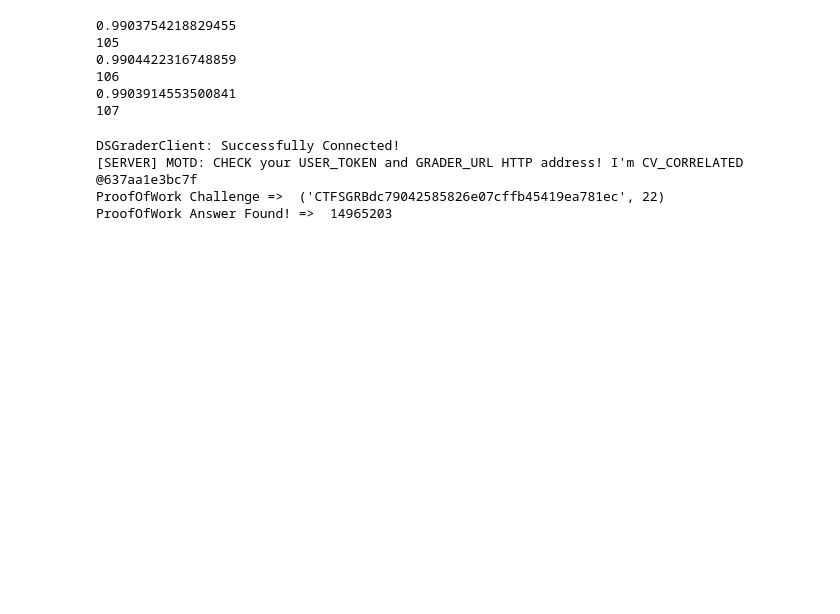
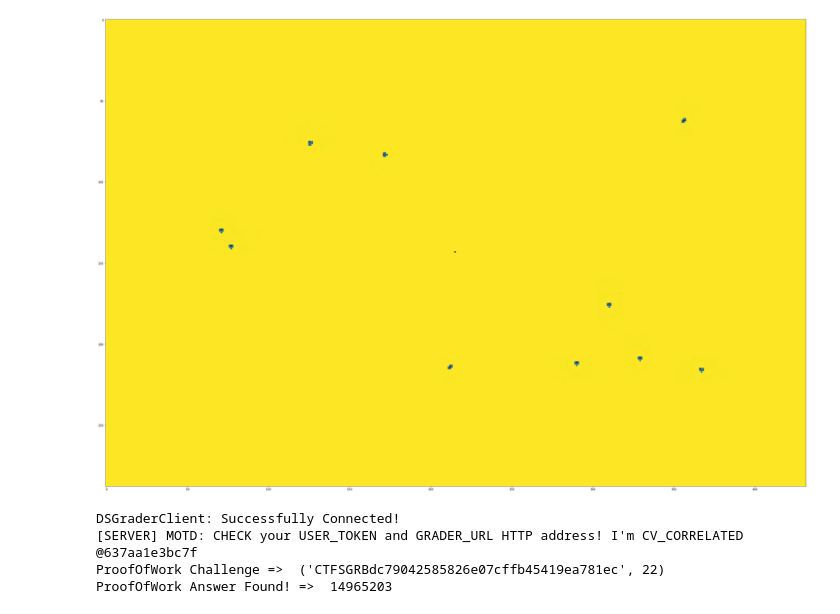
Before and after one commit to aliencaocao/picoCTF, a Jupyter notebook: cyberthon training/corrCV/corrCV.ipynb, the cells around one changed output. Drawn from its saved outputs; the diff is of its cells as text; code cells hidden in the pictures; blank space fills up the shorter version.

```diff
--- a/cyberthon training/corrCV/corrCV.ipynb
+++ b/cyberthon training/corrCV/corrCV.ipynb
@@ -27,42 +27,39 @@ def corrCV(image, i):
             cY = M['m01']/M['m00']
             X.append(cX)
             Y.append(cY)
-        # cv2.circle(image, (int(cX), int(cY)), 7, (255, 255, 255), -1)
+        cv2.circle(image, (int(cX), int(cY)), 0, (0, 0, 255), -1)
     result = -corr(X, Y)
-    # cv2.drawContours(image, contours, -1, (255,255, 255), 2)
-    # plt.imshow(cv2.cvtColor(image, cv2.COLOR_GRAY2RGB))
+    plt.figure(figsize = (45,30))
+    cv2.drawContours(image, contours, -1, (255,0, 0), 2)
+    plt.imshow(image)
     return result
 
 
 # Find optimal threshold i
-for i in range(255):
-    results = []
-    for path in range(1000):
-        try:
-            result = corrCV(cv2.imread(os.path.join('train', f'{path}.jpg'), 3), i)
-            results.append(result)
-            if pearsonr(ans, results)[0] > 0.990375:
-                print(pearsonr(ans, results)[0])
-                print(i)
-        except:
-            pass
+# for i in range(255):
+#     results = []
+#     for path in range(1000):
+#         try:
+#             result = corrCV(cv2.imread(os.path.join('train', f'{path}.jpg'), 3), i)
+#             results.append(result)
+#             if pearsonr(ans, results)[0] > 0.990375:
+#                 print(pearsonr(ans, results)[0])
+#                 print(i)
+#         except:
+#             pass
-# %% [output]
-0.9903754218829455
-105
-0.9904422316748859
-106
-0.9903914553500841
-107
 # %%
 df_test = pd.read_csv('submission.csv')
 results = []
 
 for path in range(1000):
     result = corrCV(cv2.imread(os.path.join('test', f'{path}.jpg'), 3), 105)
     results.append(result)
+    break
 
-df_test['correlation'] = results
-df_test.to_csv('submission.csv', index=False)
+# df_test['correlation'] = results
+# df_test.to_csv('submission.csv', index=False)
+# %% [output]
+[figure, added]
 # %%
 # Connect to graders
 import sys
```
Also changed, not shown: 3 other files.
